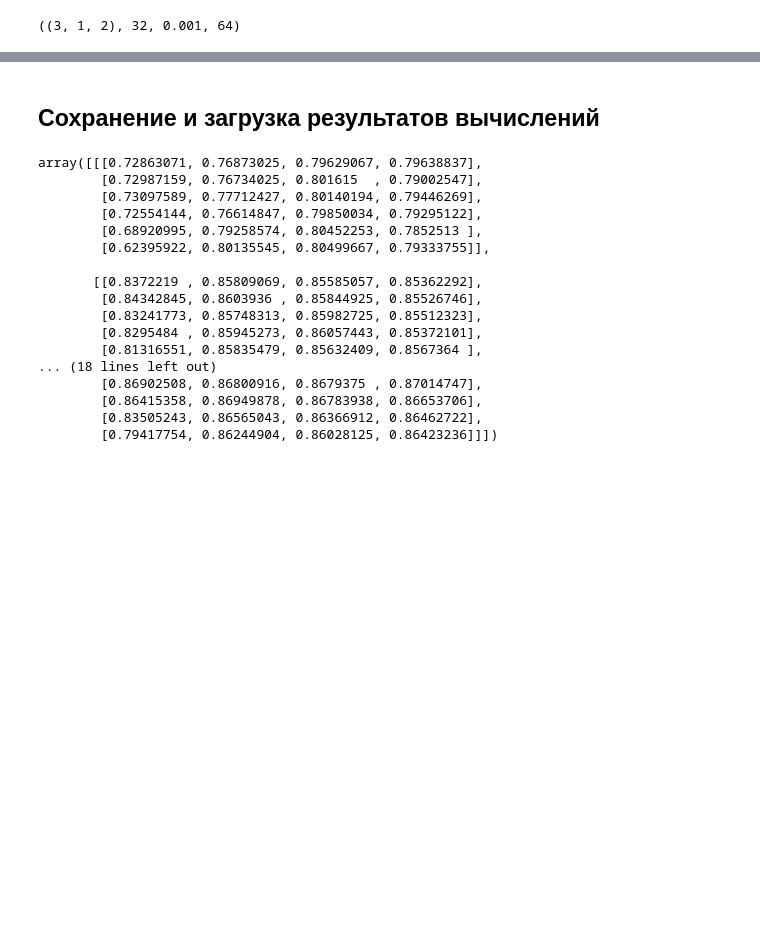
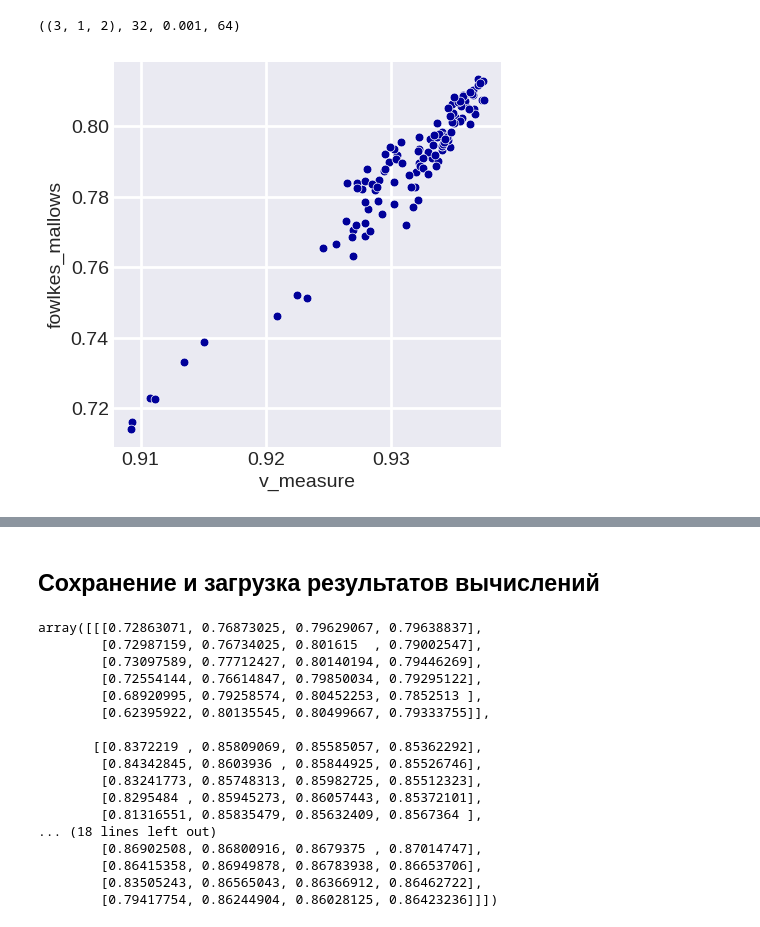
Before and after one commit to Dyakonov/Colab, a Jupyter notebook: dj_CLUSTERexperiments.ipynb, the cells around one changed output, grey strips where cells are left out. Drawn from its saved outputs; the diff is of its cells as text; code cells hidden in the pictures; blank space fills up the shorter version.

```diff
--- a/dj_CLUSTERexperiments.ipynb
+++ b/dj_CLUSTERexperiments.ipynb
@@ -292,3 +493,12 @@ ind, parameters_n_neighbors[ind[0]], parameters_min_dist[ind[1]], parameters_n_c
 # i=3, j=1, k=2 n_neighbors=32, min_dist=0.001, n_components=64, V=0.875, H=0.8672, C=0.8829, NC=151, FM=0.6578, MI=0.8522, RS=0.6532, T=44.6297
 # %% [output]
 ((3, 1, 2), 32, 0.001, 64)
+# %%
+plt.figure(figsize=(5, 5))
+plt.scatter(V[:], FM[:], 40, c='#000099', lw=0.5, edgecolor='w') #  V = #np.zeros((len(parameters_n_neighbors), len(parameters_min_dist), len(parameters_n_components)))
+plt.xlabel('v_measure')
+plt.ylabel('fowlkes_mallows')
+plt.grid(lw=2)
+#plt.plot(x_axis, np.mean(, axis=axis), lw=2, c='#33BB33', label='')
+# %% [output]
+[figure, added]
```
Also changed, not shown: parts of 30 cells of this notebook.
